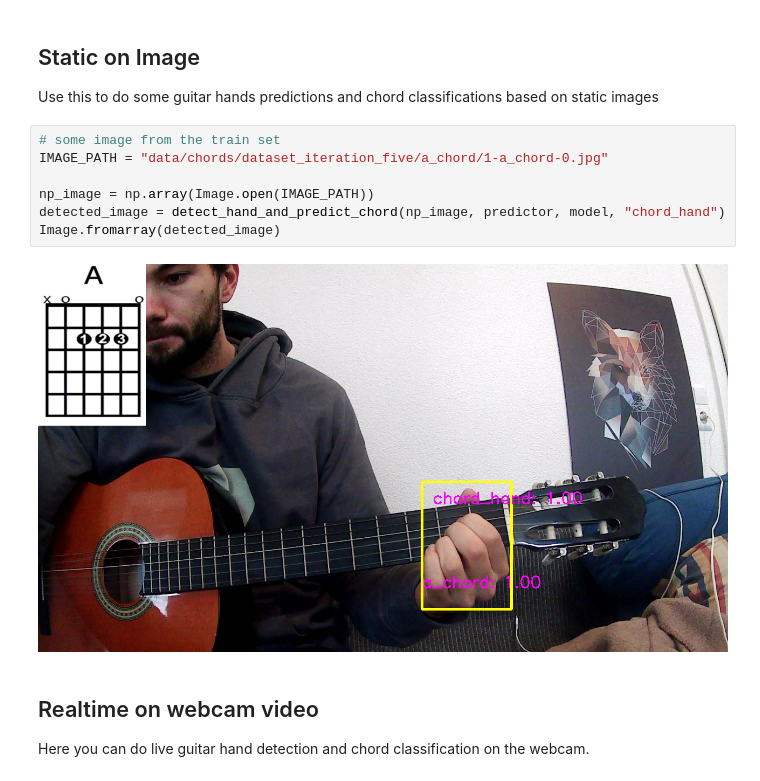
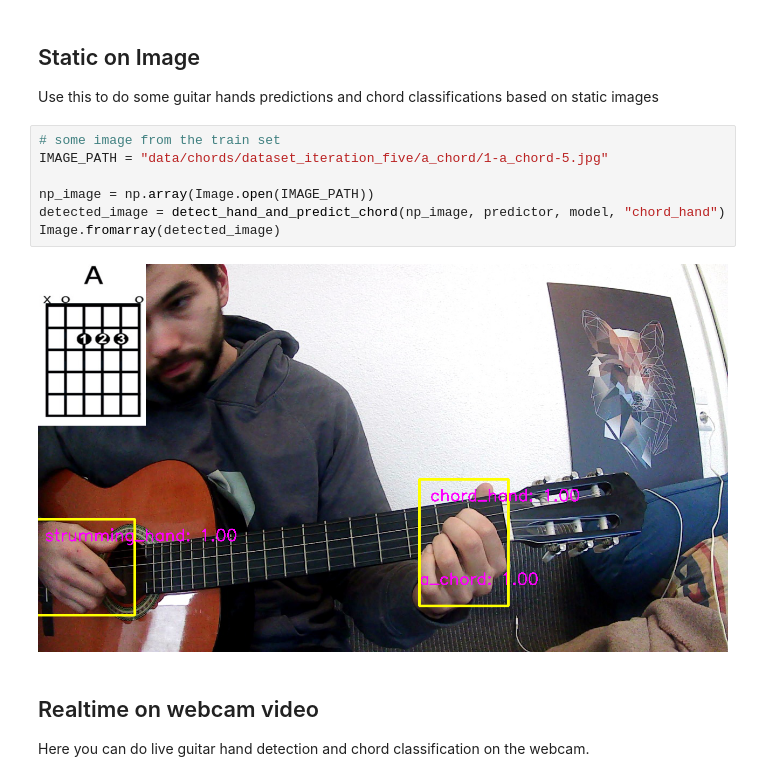
Before and after one commit to lucas8k/deep_learning_guita_chord_classification, a Jupyter notebook: Playground.ipynb, the cells around one changed output. Cells and saved outputs as stored; diff of their text form.

```diff
--- a/Playground.ipynb
+++ b/Playground.ipynb
@@ -119,13 +119,13 @@ def detect_hand_and_predict_chord(image, predictor, classifier, requested_label,
 Use this to do some guitar hands predictions and chord classifications based on static images
 # %%
 # some image from the train set
-IMAGE_PATH = "data/chords/dataset_iteration_five/a_chord/1-a_chord-0.jpg"
+IMAGE_PATH = "data/chords/dataset_iteration_five/a_chord/1-a_chord-5.jpg"
 
 np_image = np.array(Image.open(IMAGE_PATH))
 detected_image = detect_hand_and_predict_chord(np_image, predictor, model, "chord_hand")
 Image.fromarray(detected_image)
 # %% [output]
-[figure, old version]
+[figure, new version]
 # %% [markdown]
 ## <a name="video"></a> Realtime on webcam video
 Here you can do live guitar hand detection and chord classification on the webcam.
```
Also changed, not shown: 1 other file.
